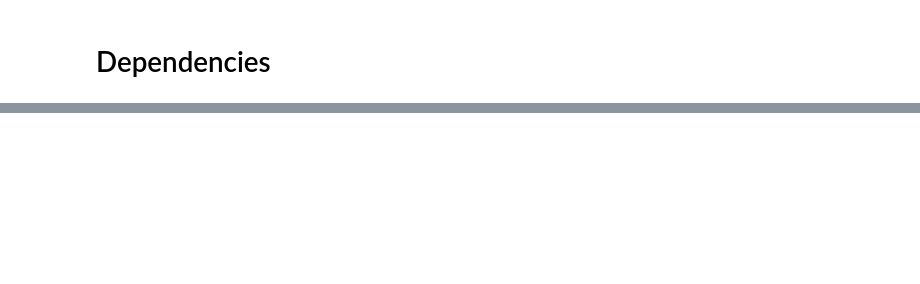
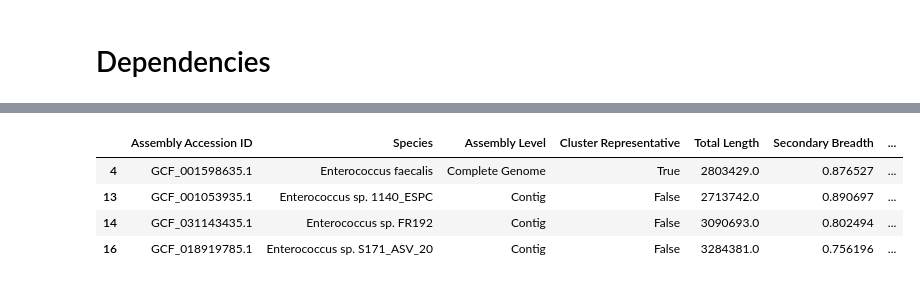
Before and after one commit to treangenlab/magnet, a Jupyter notebook: dev.ipynb, the cells around one changed output, grey strips where cells are left out. Cells and saved outputs as stored; diff of their text form; code cells hidden in the pictures; blank space fills up the shorter version.

```diff
--- a/dev.ipynb
+++ b/dev.ipynb
@@ -311,0 +1369,3 @@ downloaded_assemblies[downloaded_assemblies['Species'].isin(list(positive_calls
+# %%
+seq2assembly_dict = get_seq2assembly_dict(working_directory, members_df)
+reference_fasta = merge_reference_fasta(list(members_df['Assembly Accession ID']), working_directory)
@@ -311,0 +1380,3 @@ downloaded_assemblies[downloaded_assemblies['Species'].isin(list(positive_calls
+# %%
+members_df = ani_summary(members_df, consensus_record_dict, working_directory, threads)
+members_df = call_present_absent(members_df, min_coverage_score)
@@ -311,0 +1415,19 @@ downloaded_assemblies[downloaded_assemblies['Species'].isin(list(positive_calls
+# %%
+members_df = alignment_summary(members_df,
+                                      working_directory,
+                                      seq2assembly_dict,
+                                      include_supp=True)
+# %%
+members_df = alignment_summary(members_df,
+                                      working_directory,
+                                      seq2assembly_dict,
+                                      include_supp=False)
+# %%
+members_df[['Assembly Accession ID', 'Species', 'Assembly Level', 'Cluster Representative', 'Total Length',
+            'Secondary Breadth', 'Primary Breadth', 'Secondary Expected', 'Primary Expected', 'Secondary Score', 'Primary Score', 'Consensus ANI']]
+# %% [output]
+|  | Assembly Accession ID | Species | Assembly Level | Cluster Representative | Total Length | Secondary Breadth | ... |
+| 4 | GCF_001598635.1 | Enterococcus faecalis | Complete Genome | True | 2803429.0 | 0.876527 | ... |
+| 13 | GCF_001053935.1 | Enterococcus sp. 1140_ESPC | Contig | False | 2713742.0 | 0.890697 | ... |
+| 14 | GCF_031143435.1 | Enterococcus sp. FR192 | Contig | False | 3090693.0 | 0.802494 | ... |
+| 16 | GCF_018919785.1 | Enterococcus sp. S171_ASV_20 | Contig | False | 3284381.0 | 0.756196 | ... |
```
Also changed, not shown: parts of 141 cells of this notebook, 6 other files.
